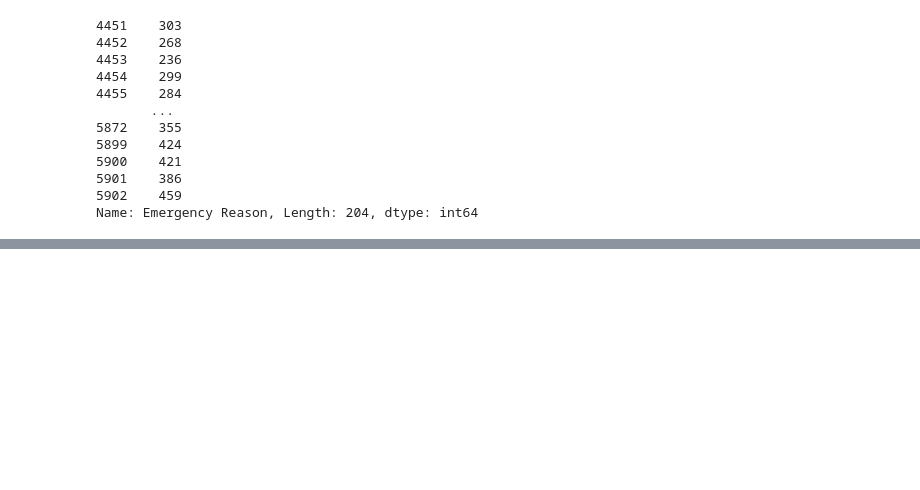
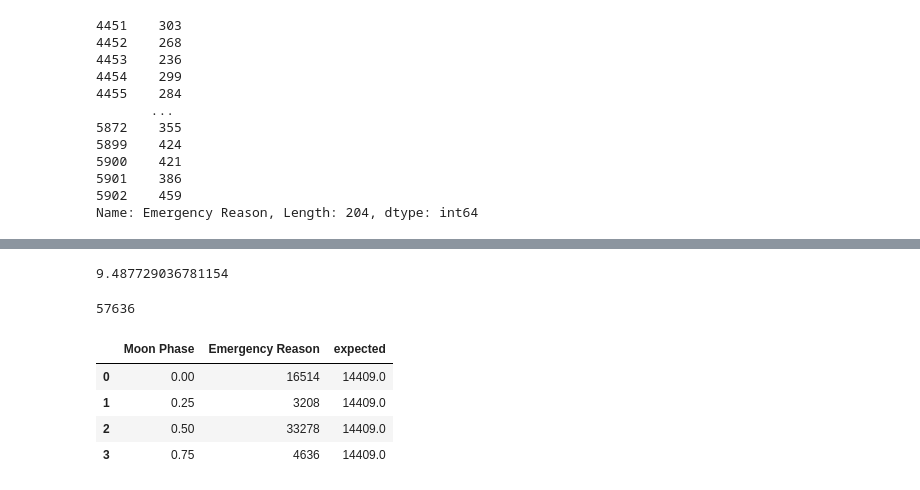
Before and after one commit to ytran010/The_Werewolves, a Jupyter notebook: Alexander.ipynb, the cells around one changed output, grey strips where cells are left out. Saved outputs shown, nothing was run; the diff lists cells and outputs as text; code cells hidden in the pictures; blank space fills up the shorter version.

```diff
--- a/Alexander.ipynb
+++ b/Alexander.ipynb
@@ -214,0 +238,8 @@ Name: Emergency Reason, Length: 204, dtype: int64
+# %%
+critical_value
+# %% [output]
+9.487729036781154
+# %%
+group_counted_df["Emergency Reason"].sum()
+# %% [output]
+57636
@@ -214,0 +250,8 @@ Name: Emergency Reason, Length: 204, dtype: int64
+# %%
+group_counted_df
+# %% [output]
+|  | Moon Phase | Emergency Reason | expected |
+| 0 | 0.00 | 16514 | 14409.0 |
+| 1 | 0.25 | 3208 | 14409.0 |
+| 2 | 0.50 | 33278 | 14409.0 |
+| 3 | 0.75 | 4636 | 14409.0 |
```
Also changed, not shown: parts of 13 cells of this notebook.
